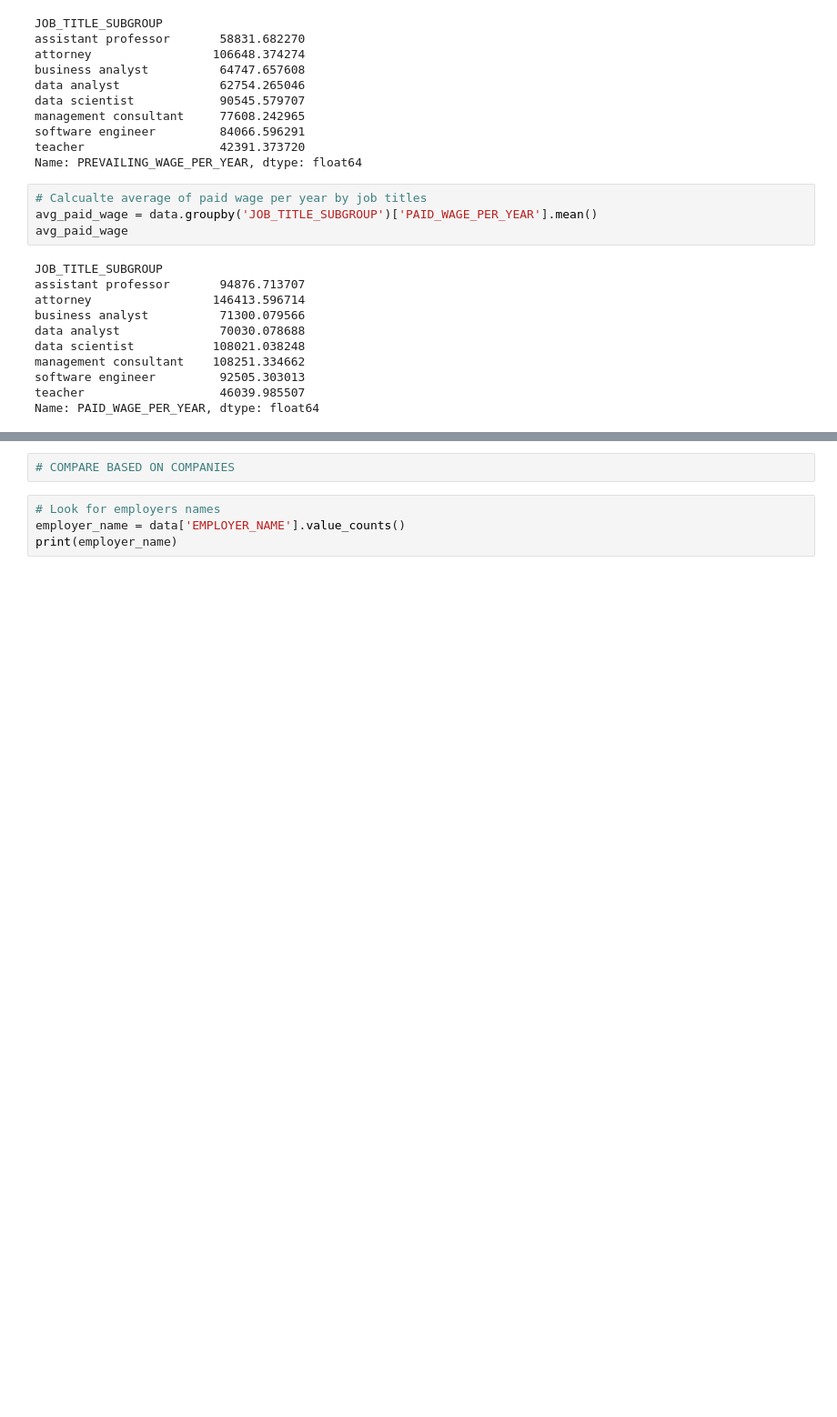
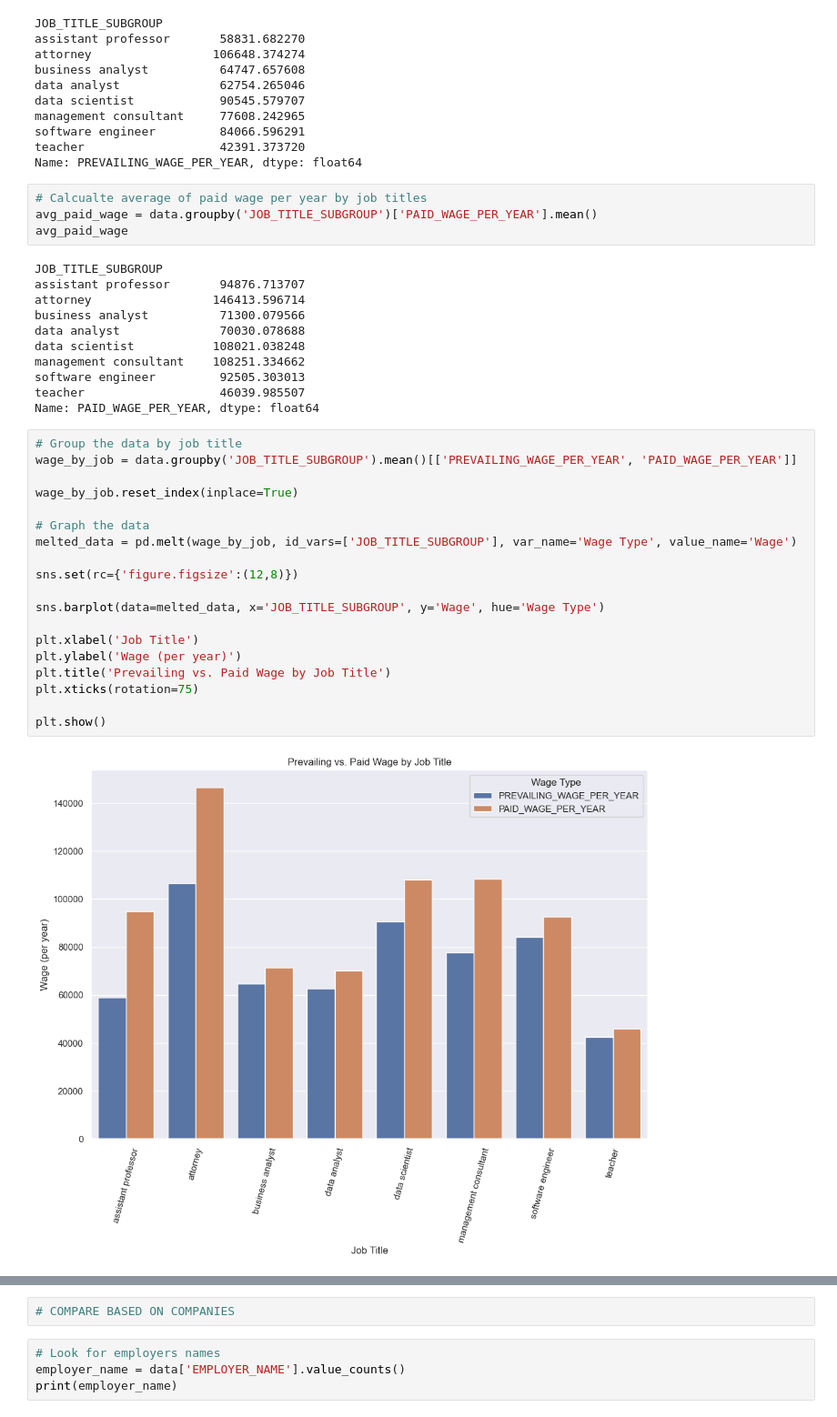
Before and after one commit to kimsean-pen/DS311-Data-Group-Project-, a Jupyter notebook: Compare_Wage(new).ipynb, the cells around one changed output, grey strips where cells are left out. Shown at 91% size. Cells and saved outputs as stored; diff of their text form; blank space fills up the shorter version.

Commit message:
adds the new compare_wage.ipynb file for group project

```diff
--- a/Compare_Wage.ipynb
+++ b/Compare_Wage(new).ipynb
@@ -92,5 +92,26 @@ management consultant    108251.334662
 software engineer         92505.303013
 teacher                   46039.985507
 Name: PAID_WAGE_PER_YEAR, dtype: float64
+# %%
+# Group the data by job title
+wage_by_job = data.groupby('JOB_TITLE_SUBGROUP').mean()[['PREVAILING_WAGE_PER_YEAR', 'PAID_WAGE_PER_YEAR']]
+
+wage_by_job.reset_index(inplace=True)
+
+# Graph the data
+melted_data = pd.melt(wage_by_job, id_vars=['JOB_TITLE_SUBGROUP'], var_name='Wage Type', value_name='Wage')
+
+sns.set(rc={'figure.figsize':(12,8)})
+
+sns.barplot(data=melted_data, x='JOB_TITLE_SUBGROUP', y='Wage', hue='Wage Type')
+
+plt.xlabel('Job Title')
+plt.ylabel('Wage (per year)')
+plt.title('Prevailing vs. Paid Wage by Job Title')
+plt.xticks(rotation=75)
+
+plt.show()
+# %% [output]
+[figure, added]
 # %%
 # Calculate the difference between prevailing wage per year and paid wage per year
```
Also changed, not shown: parts of 1 cell of this notebook.
